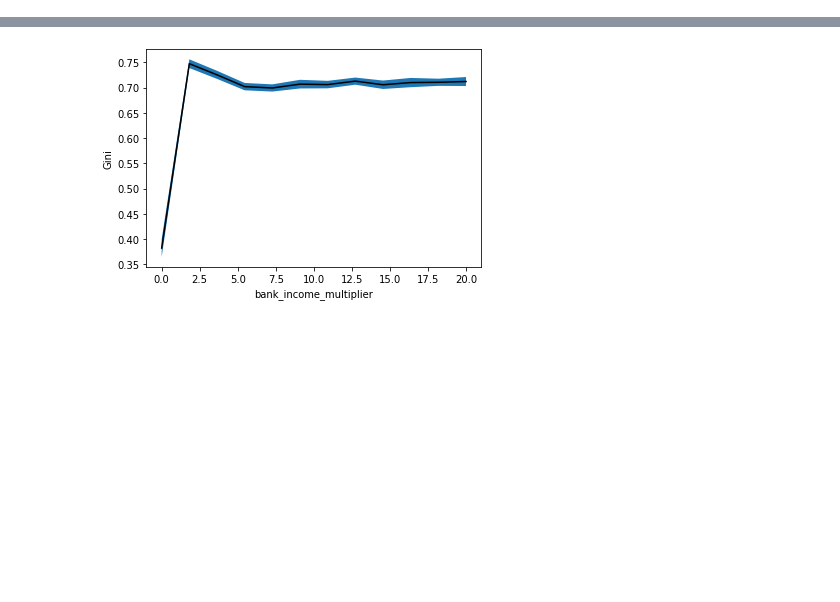
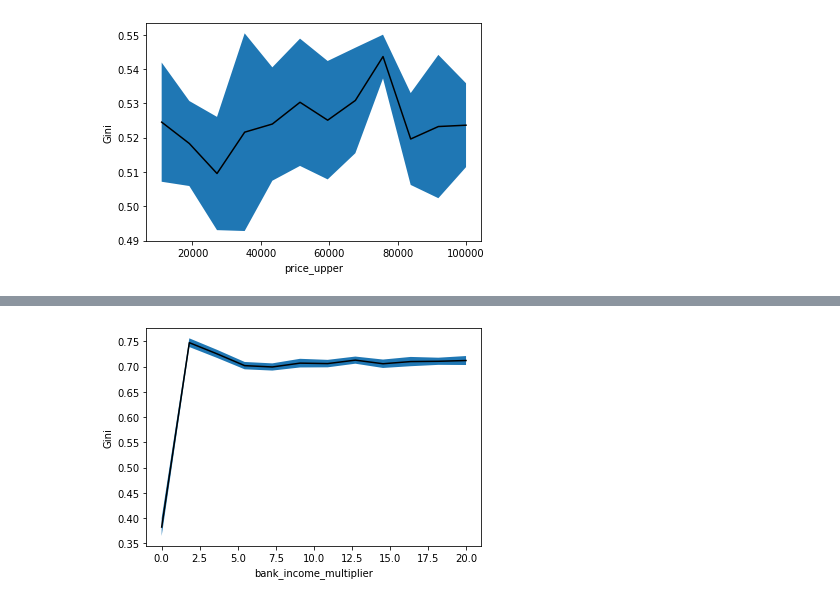
Before and after one commit to Caesar-blip/ABM, a Jupyter notebook: BatchRunner.ipynb, the cells around one changed output, grey strips where cells are left out. Cells and saved outputs as stored; diff of their text form; code cells hidden in the pictures; blank space fills up the shorter version.

```diff
--- a/BatchRunner.ipynb
+++ b/BatchRunner.ipynb
@@ -114,0 +141,9 @@ ofat_size = 12
+# %%
+'''
+Price upper
+'''
+sa_priceupper = run_batch_parallel(problem, 3, ofat_size, samples, columns)
+run_batch_parallel_plotter(sa_priceupper, 3)
+sa_priceupper.to_csv('outputs/sa_priceupper.csv')
+# %% [output]
+[figure, added]
```
Also changed, not shown: parts of 7 cells of this notebook, 7 other files.
